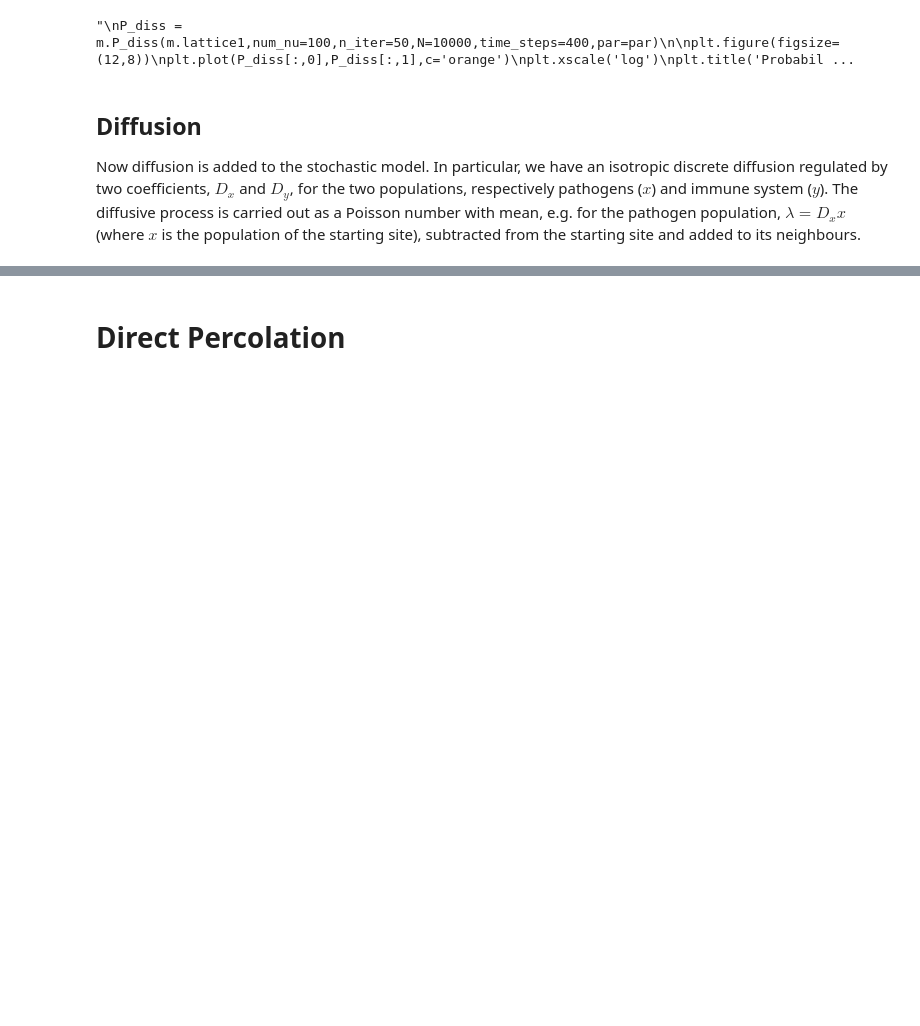
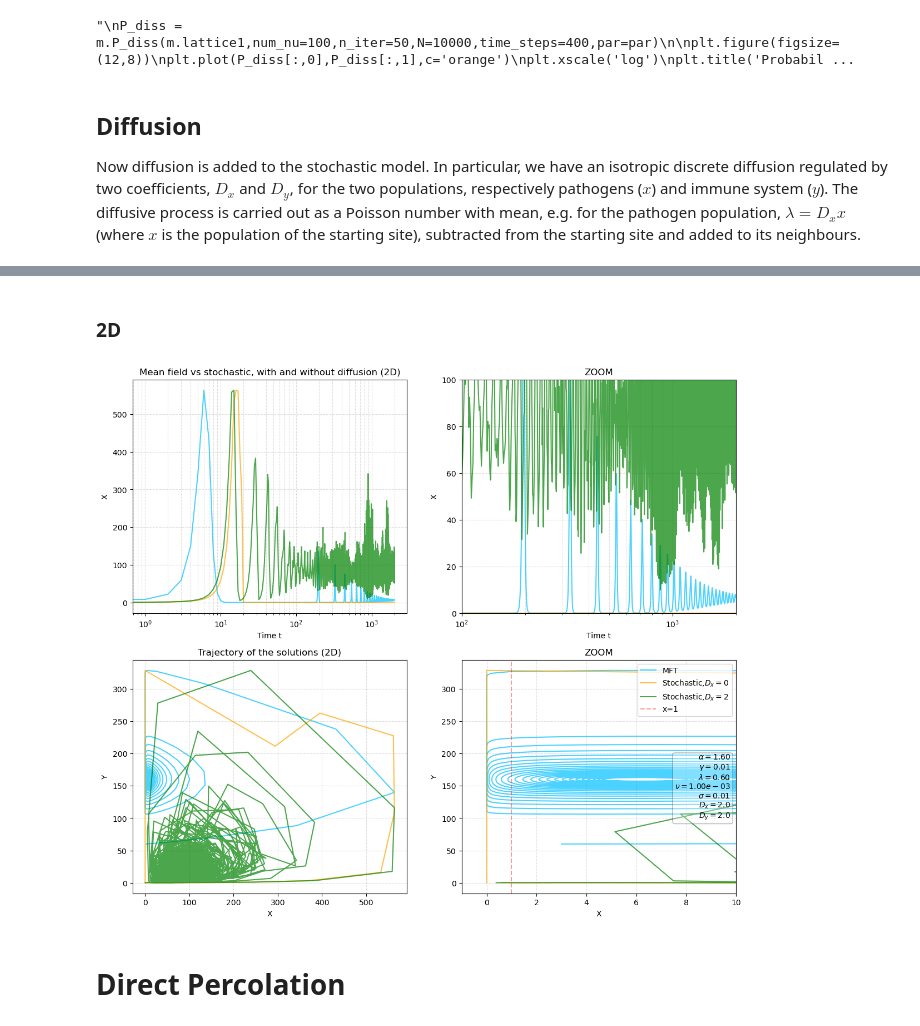
Before and after one commit to pietromalagoli/PCS, a Jupyter notebook: project.ipynb, the cells around one changed output, grey strips where cells are left out. Cells and saved outputs as stored; diff of their text form; code cells hidden in the pictures; blank space fills up the shorter version.

```diff
--- a/project.ipynb
+++ b/project.ipynb
@@ -376,3 +367,75 @@ The attractor (x*,y*) is a stable spiral (negative discriminant -> damped oscill
+# %% [markdown]
+### 2D
+# %%
+time_steps = 2000    # 1000
+t_s = np.linspace(0,time_steps,time_steps)
+z0 = np.array([3,y0])       # set initial conditions
+# Solve again the ODEs so to have it with the right parameters, in case that they're different for the stochastic case
+X_ode = odeint(m.system,z0,t_s,args=(par,))[:,0]
+Y_ode = odeint(m.system,z0,t_s,args=(par,))[:,1]
+# Stochastic model with NO DIFFUSION
+par['Dx']=0
+par['Dy']=0
+X_stoc, Y_stoc = m.lattice2(N=4,time_steps=time_steps,par=par)
+# Stochastic model with DIFFUSION on x
+par['Dx']=2
+par['Dy']=2
+X_diff, Y_diff = m.lattice2(N=4,time_steps=time_steps,par=par)
+
+scalex = np.max(X_stoc)/np.max(X_ode)
+scaley = np.max(Y_stoc)/np.max(Y_ode)
+Dscalex = np.max(X_diff)/np.max(X_ode)
+Dscaley = np.max(Y_diff)/np.max(Y_ode)
+fig, ax = plt.subplots(2,2,figsize=(14,12))
+# plot the evolution of x(t)
+ax[0,0].plot(X_ode,c='deepskyblue',label='x(t)-MFT',alpha=0.7)          # multiplied by 4 only for scaling
+ax[0,0].plot(X_stoc/scalex,c='orange',label=r'x(t)-Stochastic,$D_{x}=0$',alpha=0.7)
+ax[0,0].plot(X_diff/Dscalex,c='green',label=r'x(t)-Stochastic,$D_{x}=2$',alpha=0.7)
+ax[0,0].set_title('Mean field vs stochastic, with and without diffusion (2D)')
+ax[0,0].set_xlabel('Time t')
+ax[0,0].set_ylabel('X')
+ax[0,0].set_xscale('log')
+ax[0,0].grid(True, which="both",alpha=0.4,linestyle='--')
+
+ax[0,1].plot(X_ode,c='deepskyblue',label='x(t)-MFT',alpha=0.7)
+ax[0,1].plot(X_stoc/scalex,c='orange',label=r'x(t)-Stochastic,$D_{x}=0$',alpha=0.7)
+ax[0,1].plot(X_diff/Dscalex,c='green',label=r'x(t)-Stochastic,$D_{x}=2$',alpha=0.7)
+#ax[0,1].axhline(x_star,c='r',linestyle='--',label=r'$x^*$',alpha=0.7)
+ax[0,1].set_title('ZOOM')
+ax[0,1].set_xlim(100,time_steps)
+ax[0,1].set_ylim(0,100)
+ax[0,1].set_xlabel('Time t')
+ax[0,1].set_ylabel('X')
+ax[0,1].set_xscale('log')
+ax[0,1].grid(True, which="both",alpha=0.4,linestyle='--')
+
+ax[1,0].plot(X_ode, Y_ode, c='deepskyblue', label='MFT',alpha=0.7)
+ax[1,0].plot(X_stoc/scalex, Y_stoc/scaley, c='orange', label=r'Stochastic,$D_{x}=0$',alpha=0.7)
+ax[1,0].plot(X_diff/Dscalex, Y_diff/Dscaley, c='green', label=r'Stochastic,$D_{x}=2$',alpha=0.7)
+ax[1,0].set_title('Trajectory of the solutions (2D)')
+#ax[1,0].scatter(0,y0, c='r',marker='^',label=r'$(0,y_0)$')
+#ax[1,0].scatter(x_star,y_star, c='r',marker='*',label=r'$(x^*,y^*)$')
+ax[1,0].set_xlabel('X')
+ax[1,0].set_ylabel('Y')
+ax[1,0].grid(True, which="both",alpha=0.4,linestyle='--')
+
+ax[1,1].plot(X_ode, Y_ode, c='deepskyblue', label='MFT',alpha=0.7)
+ax[1,1].plot(X_stoc/scalex, Y_stoc/scaley, c='orange', label=r'Stochastic,$D_{x}=0$',alpha=0.7)
+ax[1,1].plot(X_diff/Dscalex, Y_diff/Dscaley, c='green', label=r'Stochastic,$D_{x}=2$',alpha=0.7)
+ax[1,1].set_title('ZOOM')
+#ax[1,1].scatter(0,y0, c='r',marker='^',label=r'$(0,y_0)$')
+#ax[1,1].scatter(x_star,y_star, c='r',marker='*',label=r'$(x^*,y^*)$')
+ax[1,1].axvline(x=1,c='r',label='x=1',linestyle='--',alpha=0.4)
+ax[1,1].set_xlim(-1,10)
+ax[1,1].set_xlabel('X')
+ax[1,1].set_ylabel('Y')
+ax[1,1].grid(True, which="both",alpha=0.4,linestyle='--')
+m.add_par_box(par)
+plt.legend(loc='upper right')
+plt.savefig('plots/diffusion2d.png')
+plt.show()
+# %% [output]
+[figure, added]
 # %% [markdown]
 # Direct Percolation
 # %%
```
Also changed, not shown: parts of 5 cells of this notebook, 4 other files.
